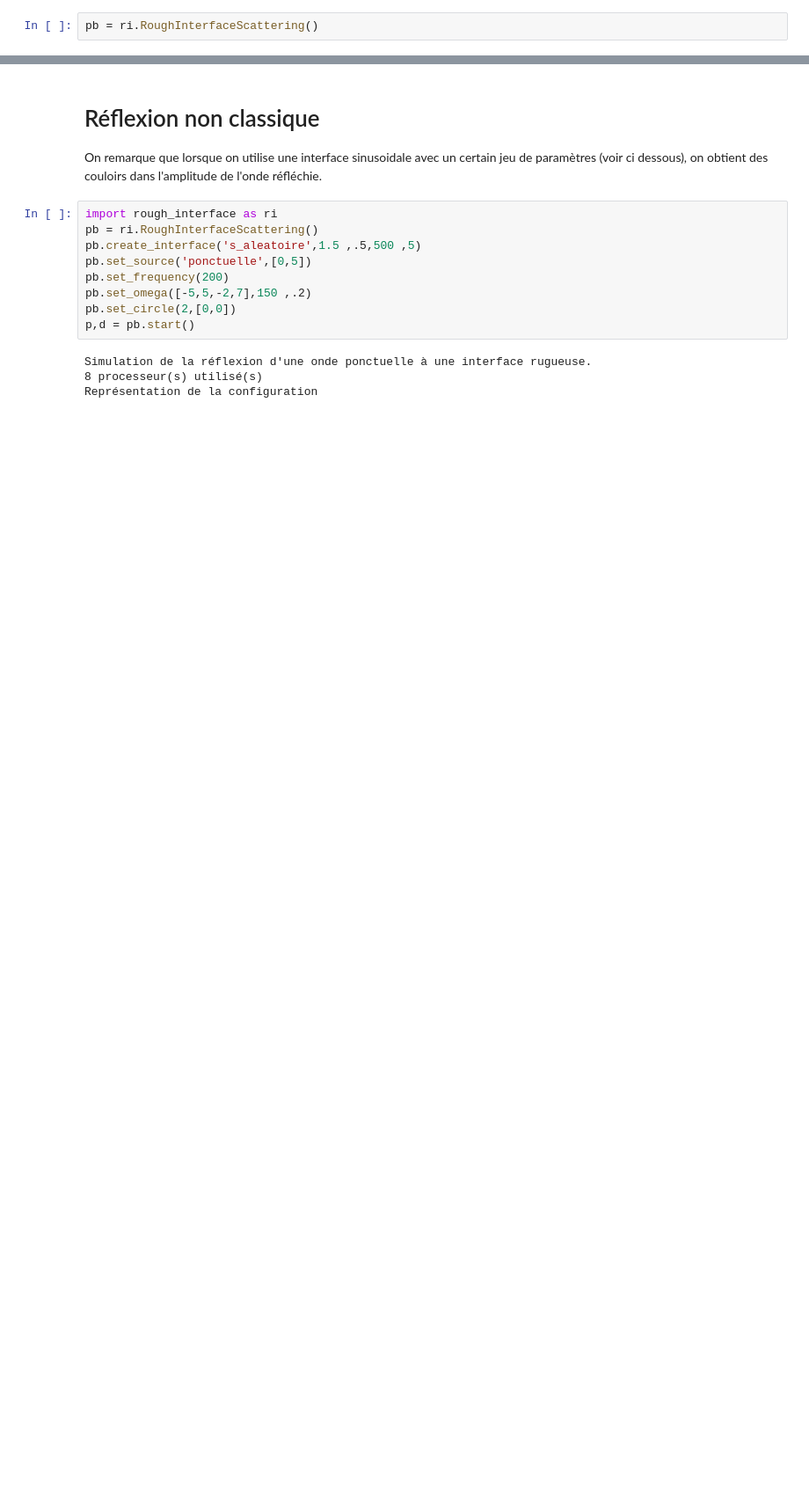
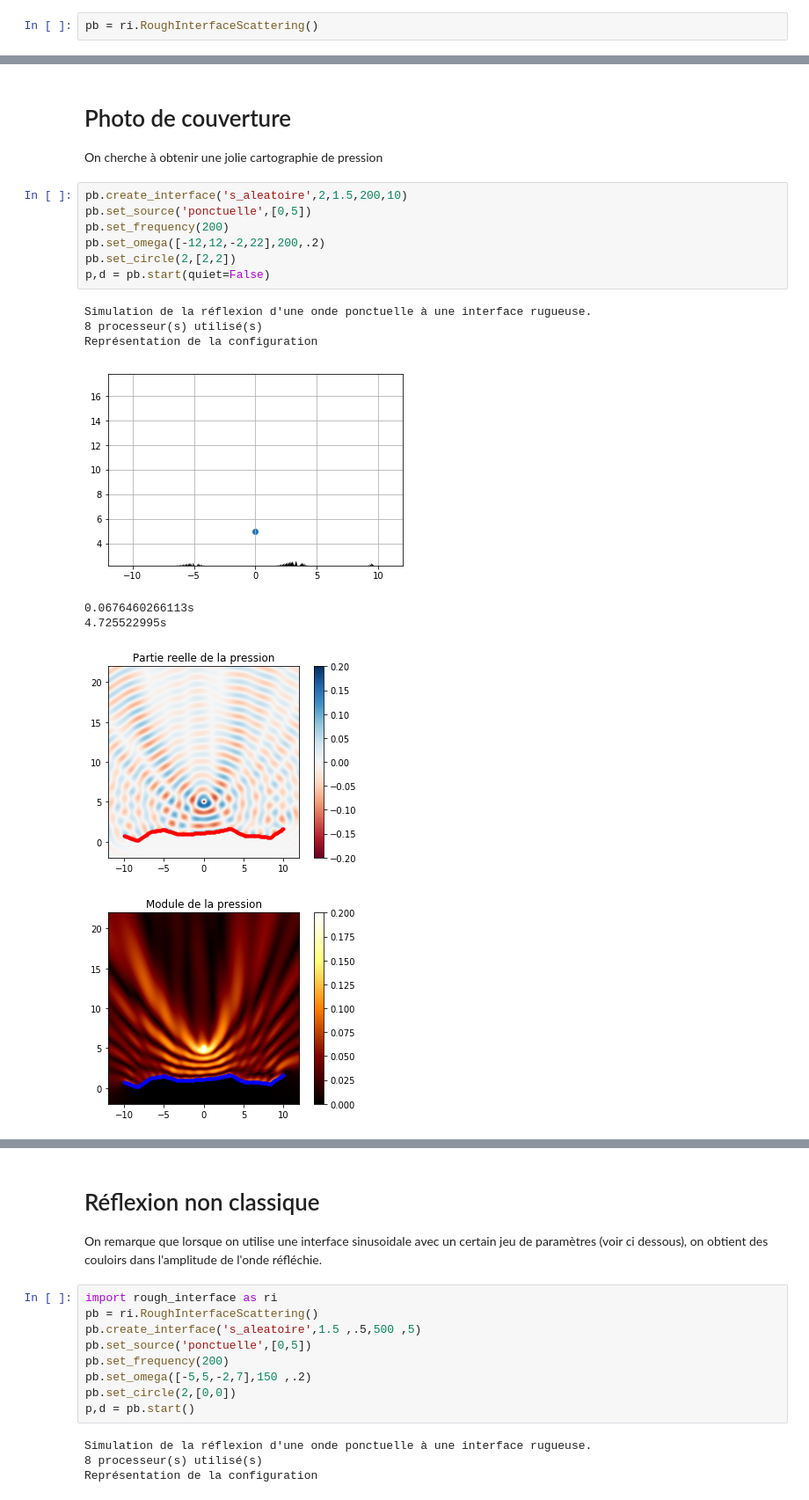
Before and after one commit to caillonantoine/rough-interface, a Jupyter notebook: Avancement.ipynb, the cells around one changed output, grey strips where cells are left out. Shown at 88% size. Drawn from its saved outputs; the diff is of its cells as text; blank space fills up the shorter version.

```diff
--- a/Avancement.ipynb
+++ b/Avancement.ipynb
@@ -24,0 +101,19 @@ pb = ri.RoughInterfaceScattering()
+# %% [markdown]
+# Photo de couverture
+On cherche à obtenir une jolie cartographie de pression
+# %%
+pb.create_interface('s_aleatoire',2,1.5,200,10)
+pb.set_source('ponctuelle',[0,5])
+pb.set_frequency(200)
+pb.set_omega([-12,12,-2,22],200,.2)
+pb.set_circle(2,[2,2])
+p,d = pb.start(quiet=False)
+# %% [output]
+Simulation de la réflexion d'une onde ponctuelle à une interface rugueuse.
+8 processeur(s) utilisé(s)
+Représentation de la configuration
+[figure, added]
+0.0676460266113s
+4.725522995s
+[figure, added]
+[figure, added]
```
Also changed, not shown: parts of 7 cells of this notebook.
